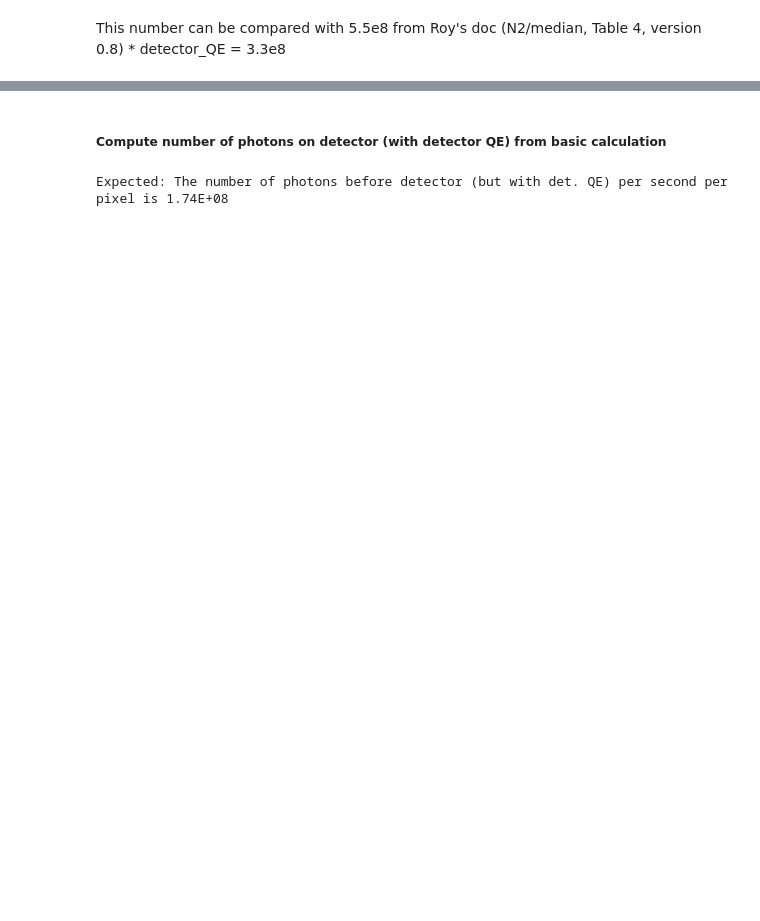
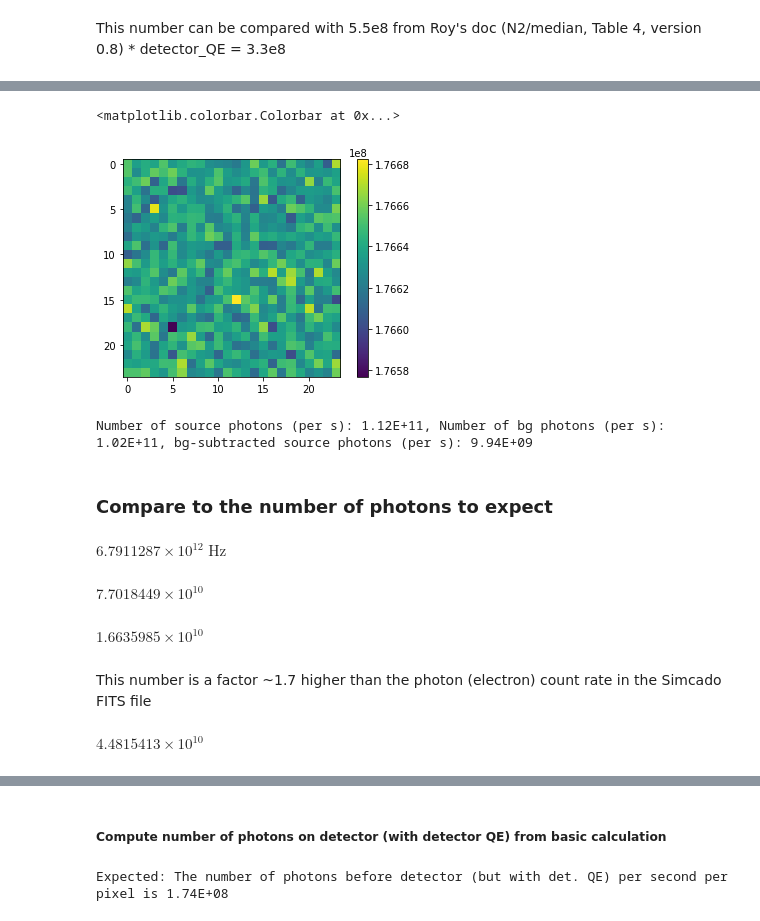
Before and after one commit to astronomyk/SimMETIS, a Jupyter notebook: notebooks/SimMETIS_NQ_IMG_test.ipynb, the cells around one changed output, grey strips where cells are left out. Cells and saved outputs as stored; diff of their text form; code cells hidden in the pictures; blank space fills up the shorter version.

Commit message:
changed ELT diameter, more background and source flux checks in notebook

```diff
--- a/notebooks/SimMETIS_NQ_IMG_test.ipynb
+++ b/notebooks/SimMETIS_NQ_IMG_test.ipynb
@@ -185,0 +199,15 @@ This number can be compared with 5.5e8 from Roy's doc (N2/median, Table 4, versi
+# %%
+plt.imshow(hdu[0].data[400:424,400:424])
+plt.colorbar()
+# %% [output]
+<matplotlib.colorbar.Colorbar at 0x...>
+[figure, added]
+# %%
+###### source = np.sum(hdu[0].data[500:524,500:524])
+bg = np.sum(hdu[0].data[400:424,400:424])
+source_bg = source - bg
+print("Number of source photons (per s): {0:.2E}, Number of bg photons (per s): {1:.2E}, bg-subtracted source photons (per s): {2:.2E}".format(source, bg, source_bg))
+# %% [output]
+Number of source photons (per s): 1.12E+11, Number of bg photons (per s): 1.02E+11, bg-subtracted source photons (per s): 9.94E+09
+# %% [markdown]
+### Compare to the number of photons to expect
@@ -185,0 +226,4 @@ This number can be compared with 5.5e8 from Roy's doc (N2/median, Table 4, versi
+# %%
+bandwidth_nu.to("Hz")
+# %% [output]
+$6.7911287 \times 10^{12} \; \mathrm{Hz}$
@@ -185,0 +233,18 @@ This number can be compared with 5.5e8 from Roy's doc (N2/median, Table 4, versi
+# %%
+# before any transmission losses
+N_ph
+# %% [output]
+$7.7018449 \times 10^{10} \; \mathrm{}$
+# %%
+#after transmission losses and QE
+total_transmission = 0.36 # N2
+detector_QE = 0.6
+N_ph*total_transmission*detector_QE
+# %% [output]
+$1.6635985 \times 10^{10} \; \mathrm{}$
+# %% [markdown]
+This number is a factor ~1.7 higher than the photon (electron) count rate in the Simcado FITS file
+# %%
+sim.source.mag_to_photons("../data/TC_filter_N2.dat",0.8)*area_ELT/(u.m*u.m)
+# %% [output]
+$4.4815413 \times 10^{10} \; \mathrm{}$
```
Also changed, not shown: parts of 24 cells of this notebook, 1 other file.
